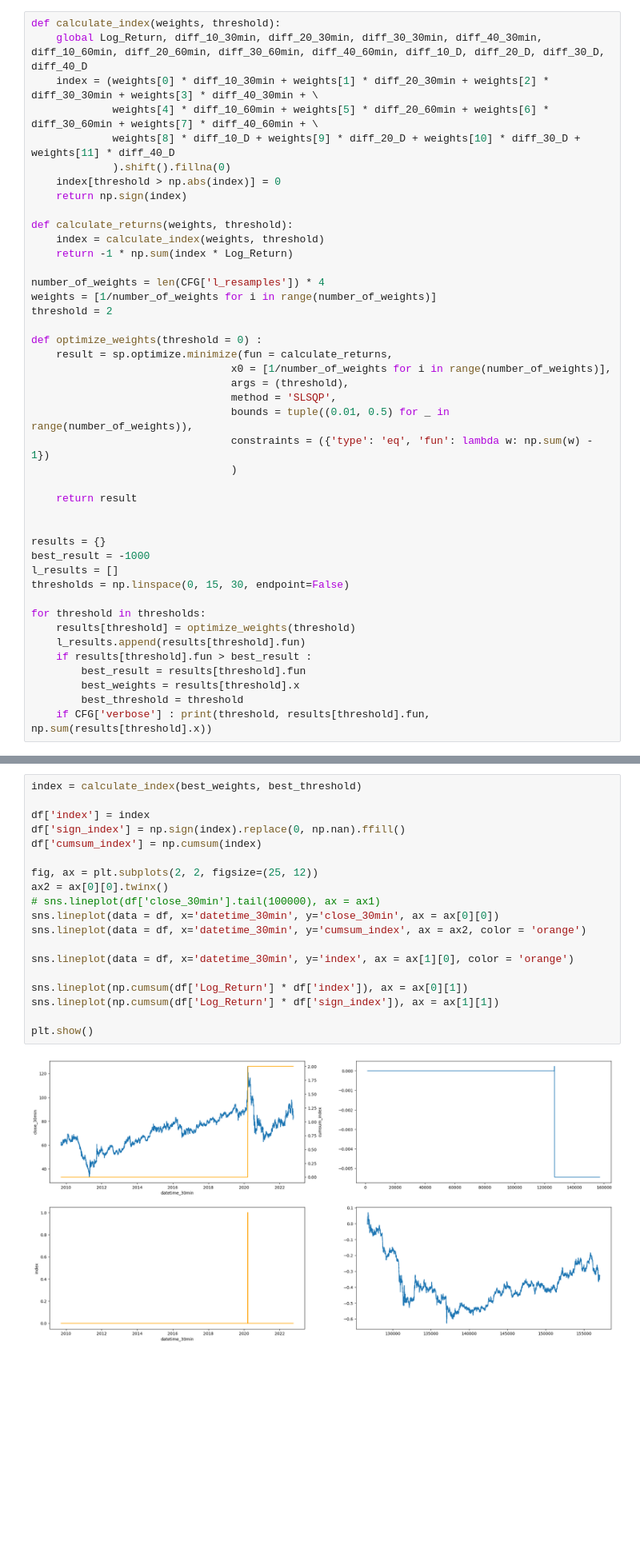
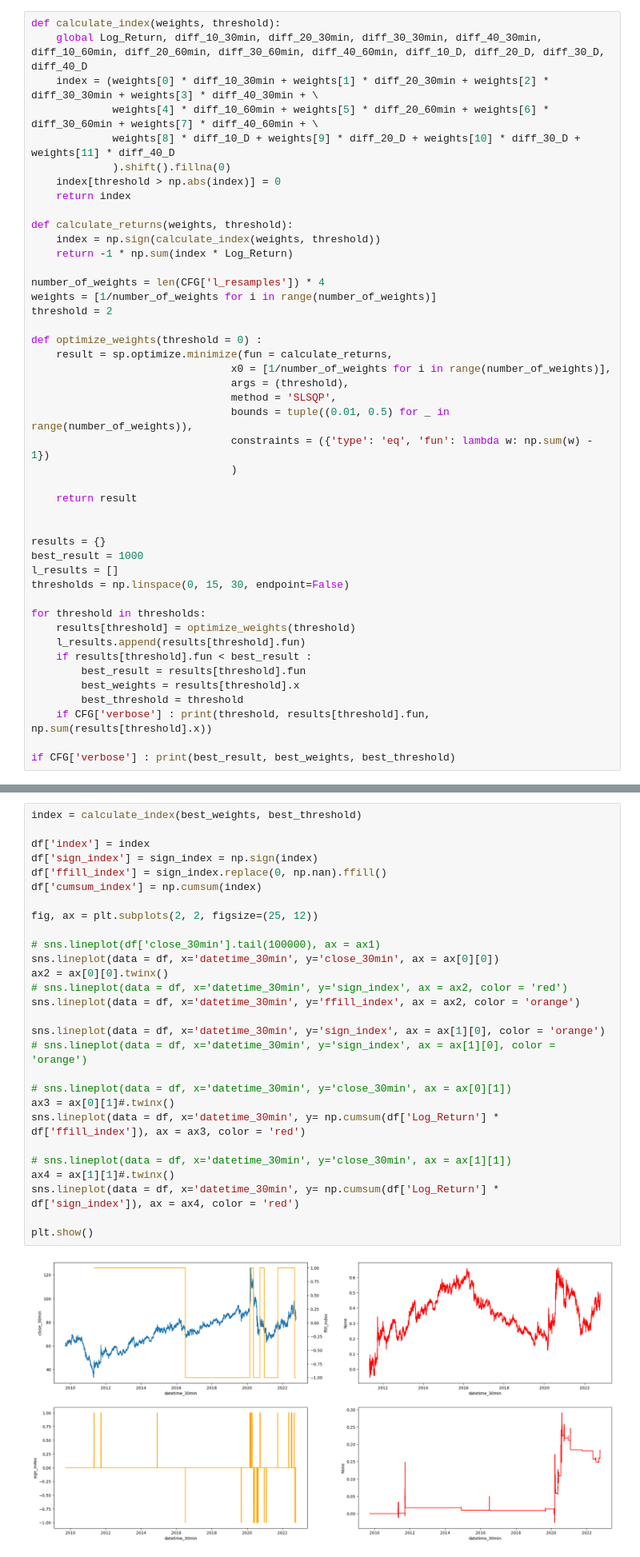
Before and after one commit to alexandreib/QuantDesign, a Jupyter notebook: QD.ipynb, the cells around one changed output, grey strips where cells are left out. Shown at 80% size. Drawn from its saved outputs; the diff is of its cells as text; blank space fills up the shorter version.

```diff
--- a/QD.ipynb
+++ b/QD.ipynb
@@ -245,10 +245,10 @@ def calculate_index(weights, threshold):
              weights[8] * diff_10_D + weights[9] * diff_20_D + weights[10] * diff_30_D + weights[11] * diff_40_D
              ).shift().fillna(0)
     index[threshold > np.abs(index)] = 0
-    return np.sign(index)
+    return index
 
 def calculate_returns(weights, threshold):
-    index = calculate_index(weights, threshold)
+    index = np.sign(calculate_index(weights, threshold))
     return -1 * np.sum(index * Log_Return)
 
 number_of_weights = len(CFG['l_resamples']) * 4
@@ -268,16 +268,18 @@ def optimize_weights(threshold = 0) :
 
 
 results = {}
-best_result = -1000
+best_result = 1000
 l_results = []
 thresholds = np.linspace(0, 15, 30, endpoint=False)
 
 for threshold in thresholds:
     results[threshold] = optimize_weights(threshold)
     l_results.append(results[threshold].fun)
-    if results[threshold].fun > best_result :
+    if results[threshold].fun < best_result :
         best_result = results[threshold].fun
         best_weights = results[threshold].x
         best_threshold = threshold
     if CFG['verbose'] : print(threshold, results[threshold].fun, np.sum(results[threshold].x))
+
+if CFG['verbose'] : print(best_result, best_weights, best_threshold)
 # %% [output]
@@ -306,21 +308,30 @@ plt.show()
 # %%
 index = calculate_index(best_weights, best_threshold)
 
 df['index'] = index
-df['sign_index'] = np.sign(index).replace(0, np.nan).ffill()
+df['sign_index'] = sign_index = np.sign(index)
+df['ffill_index'] = sign_index.replace(0, np.nan).ffill()
 df['cumsum_index'] = np.cumsum(index)
 
 fig, ax = plt.subplots(2, 2, figsize=(25, 12))
-ax2 = ax[0][0].twinx()
+
 # sns.lineplot(df['close_30min'].tail(100000), ax = ax1)
 sns.lineplot(data = df, x='datetime_30min', y='close_30min', ax = ax[0][0])
-sns.lineplot(data = df, x='datetime_30min', y='cumsum_index', ax = ax2, color = 'orange')
+ax2 = ax[0][0].twinx()
+# sns.lineplot(data = df, x='datetime_30min', y='sign_index', ax = ax2, color = 'red')
+sns.lineplot(data = df, x='datetime_30min', y='ffill_index', ax = ax2, color = 'orange')
 
-sns.lineplot(data = df, x='datetime_30min', y='index', ax = ax[1][0], color = 'orange')
+sns.lineplot(data = df, x='datetime_30min', y='sign_index', ax = ax[1][0], color = 'orange')
+# sns.lineplot(data = df, x='datetime_30min', y='sign_index', ax = ax[1][0], color = 'orange')
 
-sns.lineplot(np.cumsum(df['Log_Return'] * df['index']), ax = ax[0][1])
-sns.lineplot(np.cumsum(df['Log_Return'] * df['sign_index']), ax = ax[1][1])
+# sns.lineplot(data = df, x='datetime_30min', y='close_30min', ax = ax[0][1])
+ax3 = ax[0][1]#.twinx()
+sns.lineplot(data = df, x='datetime_30min', y= np.cumsum(df['Log_Return'] * df['ffill_index']), ax = ax3, color = 'red')
+
+# sns.lineplot(data = df, x='datetime_30min', y='close_30min', ax = ax[1][1])
+ax4 = ax[1][1]#.twinx()
+sns.lineplot(data = df, x='datetime_30min', y= np.cumsum(df['Log_Return'] * df['sign_index']), ax = ax4, color = 'red')
 
 plt.show()
 # %% [output]
-[figure, old version]
+[figure, new version]
```
Also changed, not shown: parts of 5 cells of this notebook.
